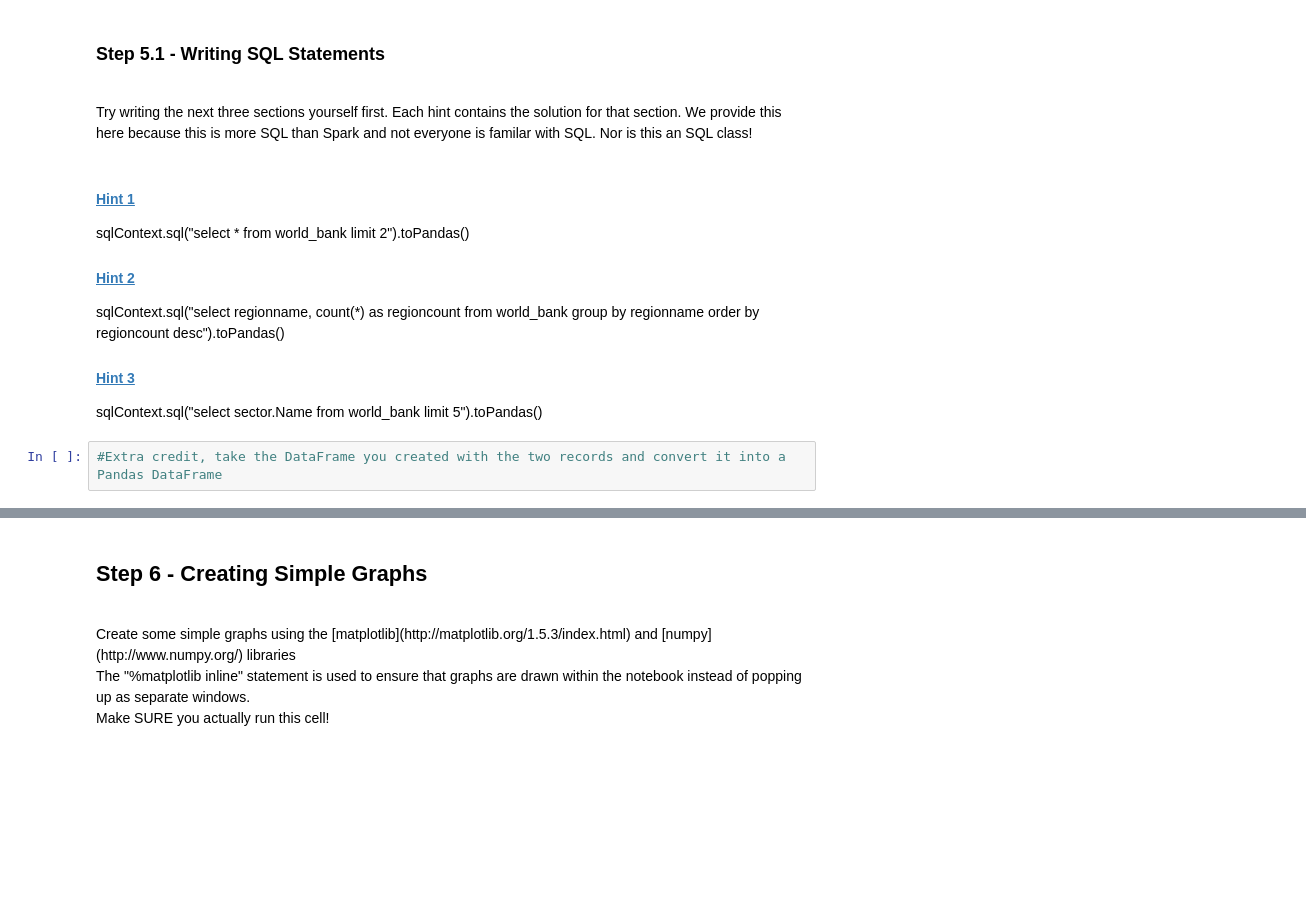
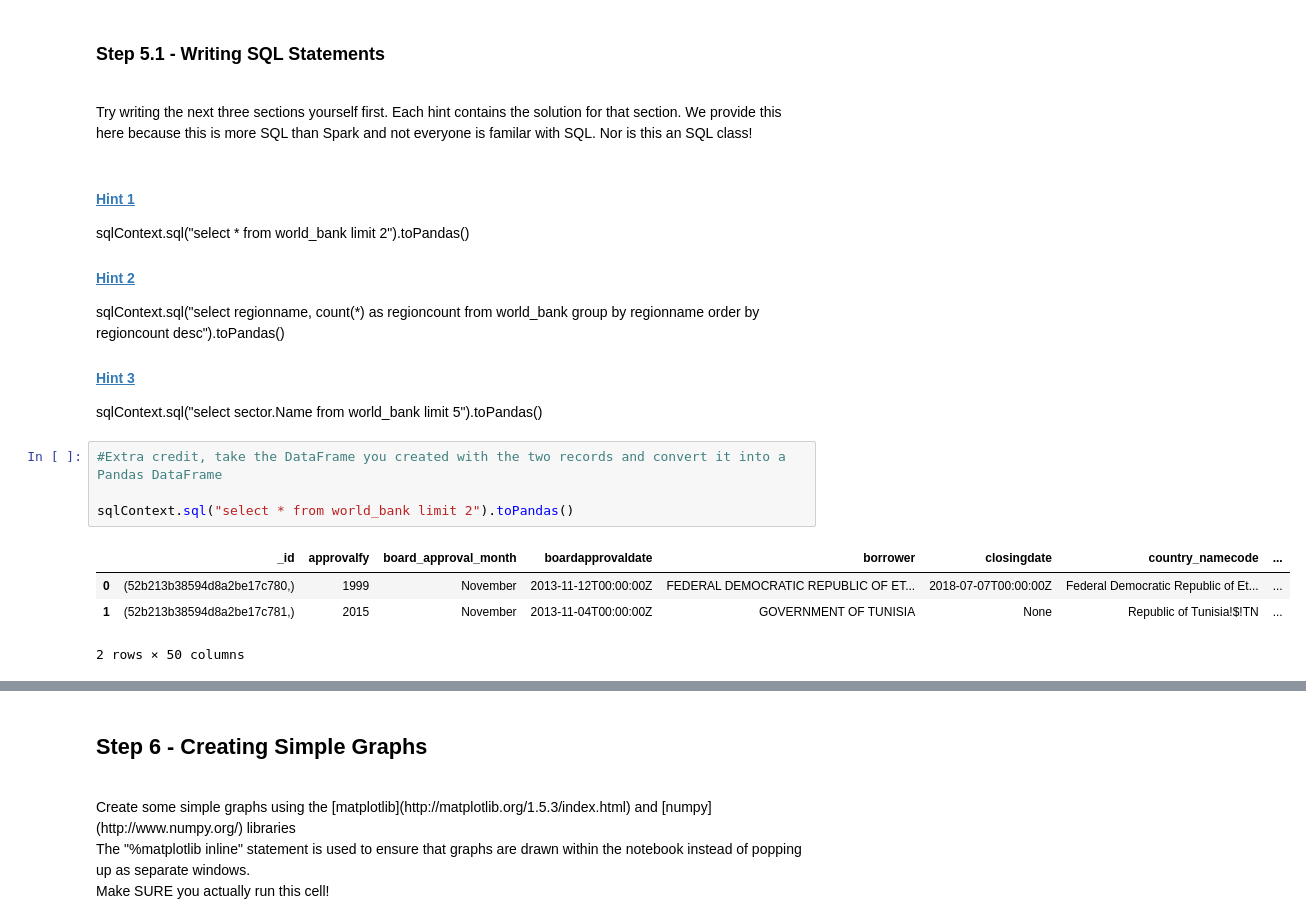
Before and after one commit to l-tong/SparkLab2, a Jupyter notebook: Spark Training Lab2.ipynb, the cells around one changed output, grey strips where cells are left out. Drawn from its saved outputs; the diff is of its cells as text; blank space fills up the shorter version.

```diff
--- a/Spark Training Lab2.ipynb
+++ b/Spark Training Lab2.ipynb
@@ -418,5 +429,12 @@ Try writing the next three sections yourself first.   Each hint contains the sol
 </div>
 # %%
 #Extra credit, take the DataFrame you created with the two records and convert it into a Pandas DataFrame
+
+sqlContext.sql("select * from world_bank limit 2").toPandas()
+# %% [output]
+|  | _id | approvalfy | board_approval_month | boardapprovaldate | borrower | closingdate | country_namecode | ... |
+| 0 | (52b213b38594d8a2be17c780,) | 1999 | November | 2013-11-12T00:00:00Z | FEDERAL DEMOCRATIC REPUBLIC OF ET... | 2018-07-07T00:00:00Z | Federal Democratic Republic of Et... | ... |
+| 1 | (52b213b38594d8a2be17c781,) | 2015 | November | 2013-11-04T00:00:00Z | GOVERNMENT OF TUNISIA | None | Republic of Tunisia!$!TN | ... |
+2 rows × 50 columns
 # %%
 # Now calculate a simple count based on a group, for example "regionname".   Return the regionname and a count of the values for that regionname.
```
Also changed, not shown: parts of 11 cells of this notebook.
